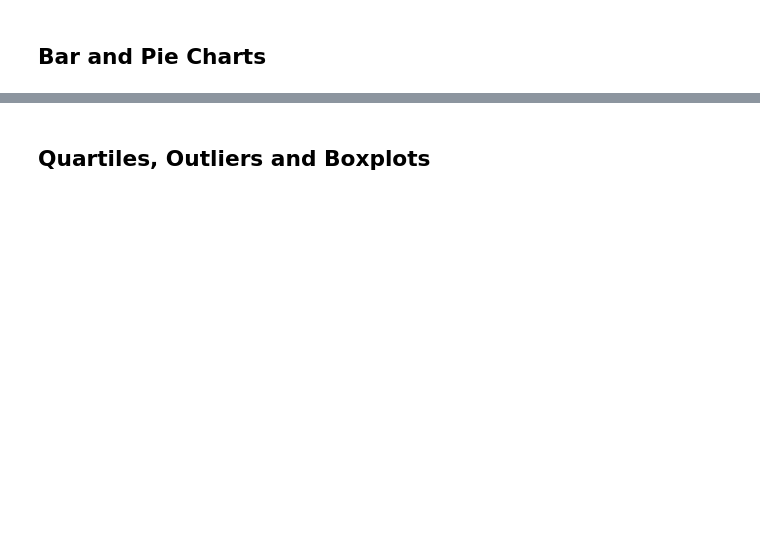
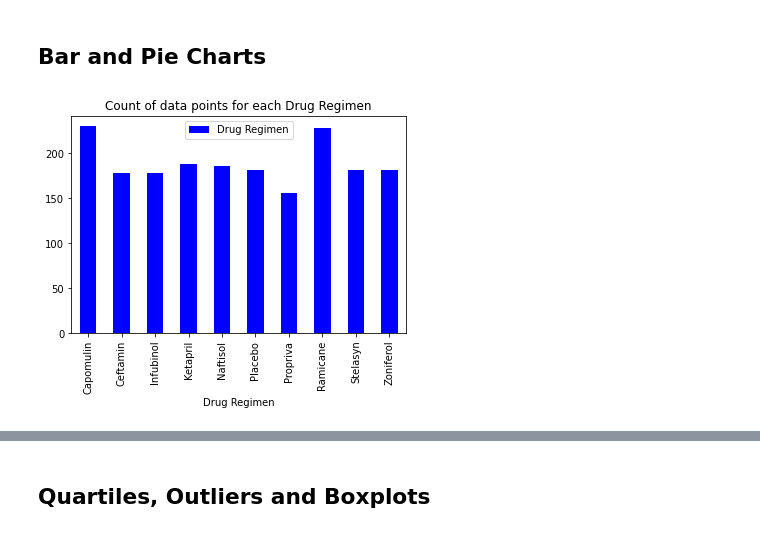
Before and after one commit to alagnevall/Pymaceuticals, a Jupyter notebook: pymaceuticals_starter.ipynb, the cells around one changed output, grey strips where cells are left out. Saved outputs shown, nothing was run; the diff lists cells and outputs as text; code cells hidden in the pictures; blank space fills up the shorter version.

Commit message:
stuck at appending data into the empty list

```diff
--- a/pymaceuticals_starter.ipynb
+++ b/pymaceuticals_starter.ipynb
@@ -5,6 +5,9 @@
 import matplotlib.pyplot as plt
 import pandas as pd
 import scipy.stats as st
+import numpy as np
+from scipy.stats import linregress
+
 
 # Study data files
 mouse_metadata_path = "data/Mouse_metadata.csv"
@@ -15,7 +18,7 @@ mouse_metadata = pd.read_csv(mouse_metadata_path)
 study_results = pd.read_csv(study_results_path)
 
 # Combine the data into a single dataset
-mice_study = pd.merge(mouse_metadata, study_results, on="Mouse ID", how = "outer" )
+mice_study = pd.merge(mouse_metadata, study_results, on="Mouse ID", how = "left" )
 
 # Display the data table for preview
 mice_study.head()
@@ -48,3 +45,6 @@ TypeError: unhashable type: 'list'
+# %%
+# Remove any mice that have duplicate ID and Timepoints
+clean_mice = mice_study.drop_duplicates(subset=["Mouse ID","Timepoint"], inplace= False)
 # %%
 # Optional: Get all the data for the duplicate mouse ID.
 # %%
@@ -72,7 +63,26 @@ mice_study2
 ## Summary Statistics
 # %%
 # Generate a summary statistics table of mean, median, variance, standard deviation, and SEM of the tumor volume for each regimen
+drug_summary = clean_mice.groupby(["Drug Regimen"])
+
+# Run basic calculations to obtain purchase count, avg. purchase price, avg. purchase total per person etc. by gender
+
+mean = drug_summary['Tumor Volume (mm3)'].mean()
+median = drug_summary['Tumor Volume (mm3)'].median()
+var = drug_summary['Tumor Volume (mm3)'].var()
+std = drug_summary['Tumor Volume (mm3)'].std()
+sem = drug_summary['Tumor Volume (mm3)'].sem()
+
+
+
 
 # Use groupby and summary statistical methods to calculate the following properties of each drug regimen:
+
 # mean, median, variance, standard deviation, and SEM of the tumor volume.
+drug_sum_df = pd.DataFrame({"Tumor Vol Median":median,
+                              "Tumor Vol Mean":mean,
+                              "Tumor Vol Variance":var,
+                              "Tumor Vol Stdev":std,
+                              "Tumor Vol SEM":sem })
 # Assemble the resulting series into a single summary dataframe.
+drug_sum_df
@@ -84,3 +107,7 @@ mice_study2
 ## Bar and Pie Charts
 # %%
 # Generate a bar plot showing the total number of measurements taken on each drug regimen using pandas.
+drug_count = pd.DataFrame(drug_summary["Drug Regimen"].count())
+bar_chart = drug_count.plot(kind='bar', title="Count of data points for each Drug Regimen", color="blue")
+# %% [output]
+[figure, added]
```
Also changed, not shown: parts of 15 cells of this notebook.
